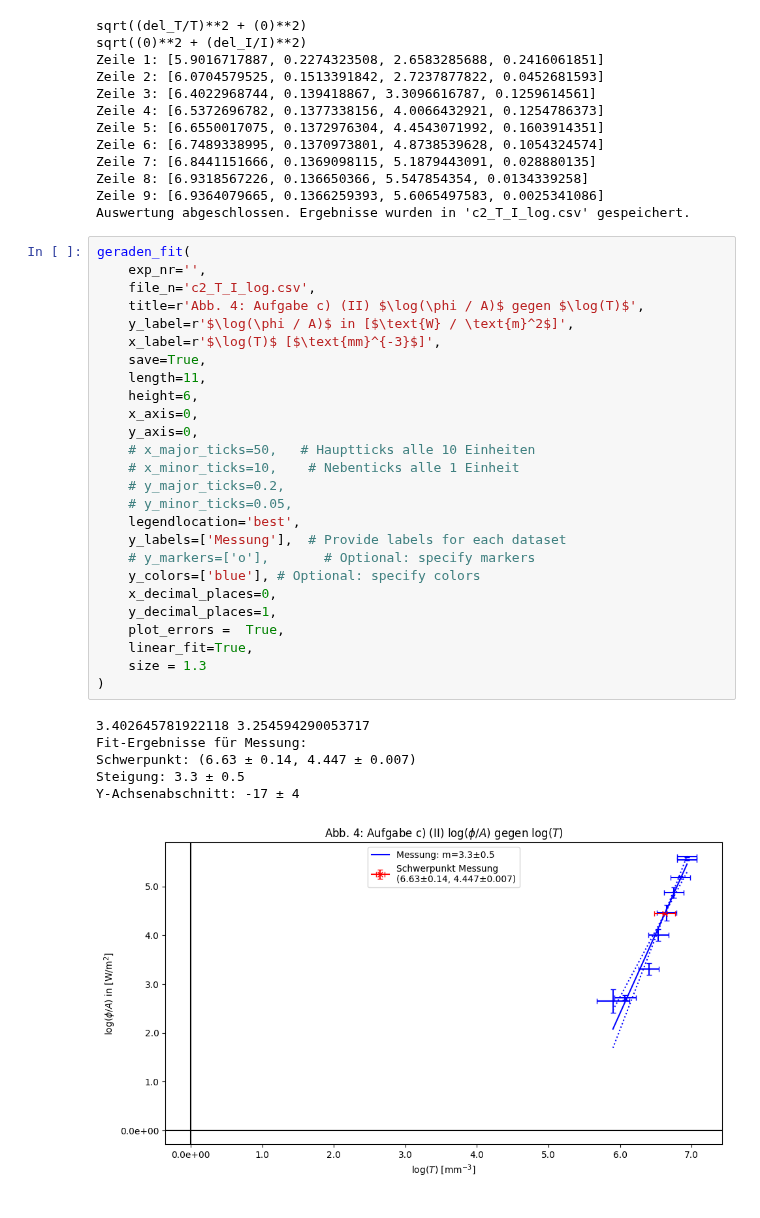
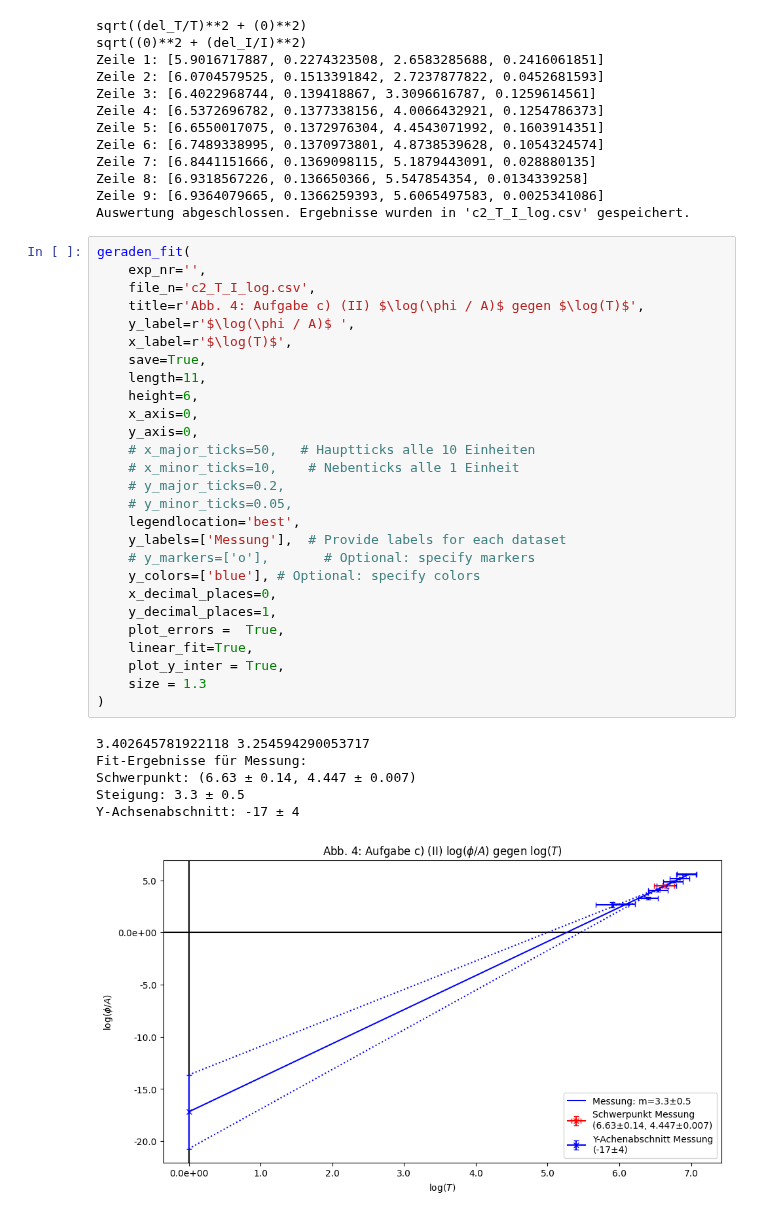
Before and after one commit to Patrixon0/data-analysis-plotting-tool, a Jupyter notebook: P3/Theo_Patrick/372/372_main.ipynb, the cells around one changed output. Saved outputs shown, nothing was run; the diff lists cells and outputs as text.

```diff
--- a/P3/Theo_Patrick/372/372_main.ipynb
+++ b/P3/Theo_Patrick/372/372_main.ipynb
@@ -337,33 +337,34 @@ Auswertung abgeschlossen. Ergebnisse wurden in 'c2_T_I_log.csv' gespeichert.
 # %%
 geraden_fit(
     exp_nr='',
     file_n='c2_T_I_log.csv',
     title=r'Abb. 4: Aufgabe c) (II) $\log(\phi / A)$ gegen $\log(T)$',
-    y_label=r'$\log(\phi / A)$ in [$\text{W} / \text{m}^2$]',
-    x_label=r'$\log(T)$ [$\text{mm}^{-3}$]',
+    y_label=r'$\log(\phi / A)$ ',
+    x_label=r'$\log(T)$',
     save=True,
     length=11,
     height=6,
     x_axis=0,
     y_axis=0,
     # x_major_ticks=50,   # Hauptticks alle 10 Einheiten
     # x_minor_ticks=10,    # Nebenticks alle 1 Einheit
     # y_major_ticks=0.2,
     # y_minor_ticks=0.05,
     legendlocation='best',
     y_labels=['Messung'],  # Provide labels for each dataset
     # y_markers=['o'],       # Optional: specify markers
     y_colors=['blue'], # Optional: specify colors
     x_decimal_places=0,
     y_decimal_places=1,
     plot_errors =  True,
     linear_fit=True,
+    plot_y_inter = True,
     size = 1.3
 )
 # %% [output]
 3.402645781922118 3.254594290053717
 Fit-Ergebnisse für Messung:
 Schwerpunkt: (6.63 ± 0.14, 4.447 ± 0.007)
 Steigung: 3.3 ± 0.5
 Y-Achsenabschnitt: -17 ± 4
-[figure, old version]
+[figure, new version]
```
Also changed, not shown: parts of 3 cells of this notebook, 3 other files.
